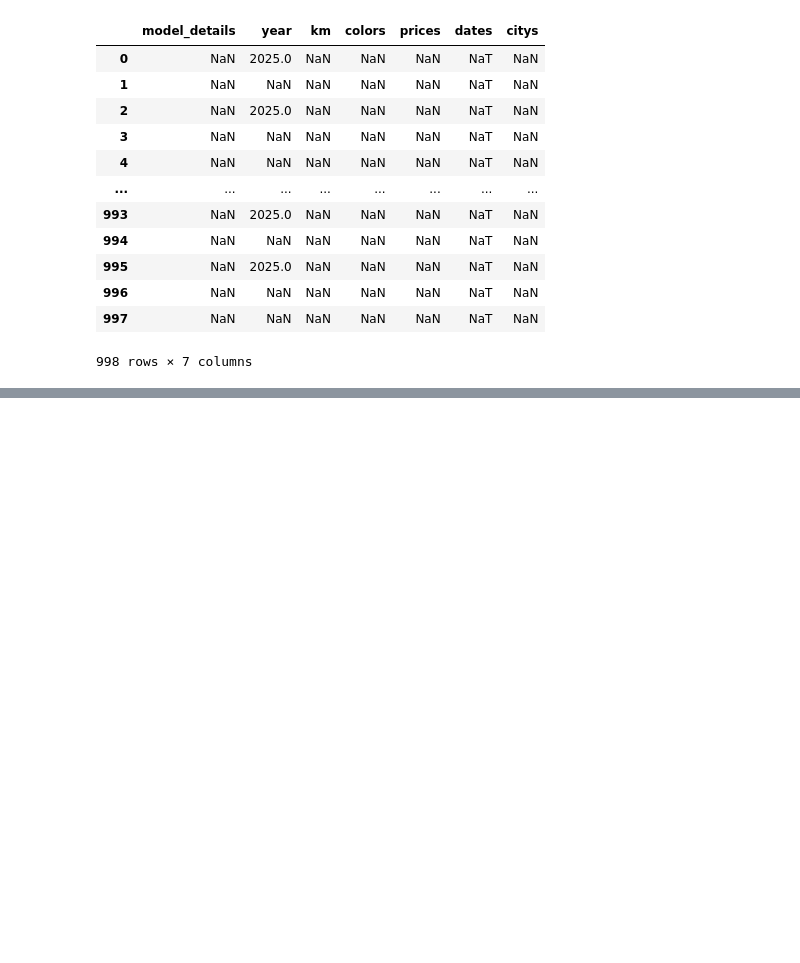
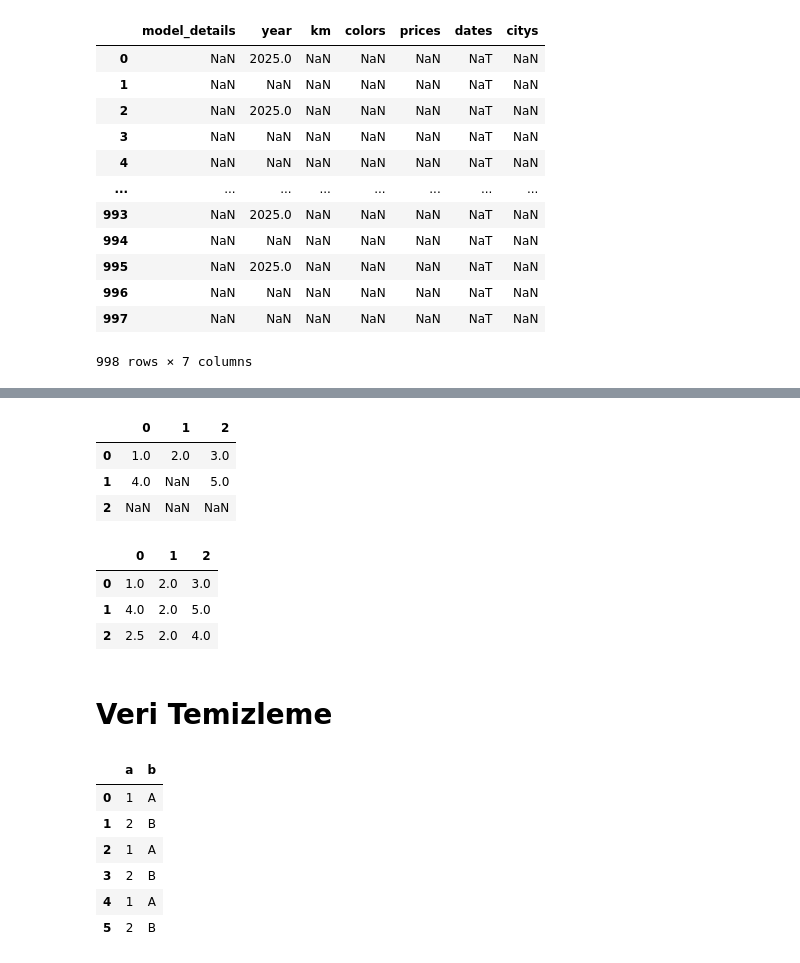
Before and after one commit to azem46/Python_Colab_Handbook, a Jupyter notebook: Python_Ders_16_Pandas.ipynb, the cells around one changed output, grey strips where cells are left out. Saved outputs shown, nothing was run; the diff lists cells and outputs as text; code cells hidden in the pictures; blank space fills up the shorter version.

```diff
--- a/Python_Ders_16_Pandas.ipynb
+++ b/Python_Ders_16_Pandas.ipynb
@@ -1357,0 +1592,30 @@ modely[modely.isin([2025])]
+# %%
+#Bir dataframe de boş değerleri ortalama değer yazdırmak istersek
+
+s
+# %% [output]
+|  | 0 | 1 | 2 |
+| 0 | 1.0 | 2.0 | 3.0 |
+| 1 | 4.0 | NaN | 5.0 |
+| 2 | NaN | NaN | NaN |
+# %%
+#Her sütunun ortalamasını hesaplar ve o sütunda bulunan boş değere bunu atar.
+s.fillna(s.mean())
+# %% [output]
+|  | 0 | 1 | 2 |
+| 0 | 1.0 | 2.0 | 3.0 |
+| 1 | 4.0 | 2.0 | 5.0 |
+| 2 | 2.5 | 2.0 | 4.0 |
+# %% [markdown]
+# **Veri Temizleme**
+# %%
+veri= pd.DataFrame({'a': [1,2]*3,'b':list("AB")*3})
+veri
+# %% [output]
+|  | a | b |
+| 0 | 1 | A |
+| 1 | 2 | B |
+| 2 | 1 | A |
+| 3 | 2 | B |
+| 4 | 1 | A |
+| 5 | 2 | B |
```
Also changed, not shown: parts of 42 cells of this notebook.
